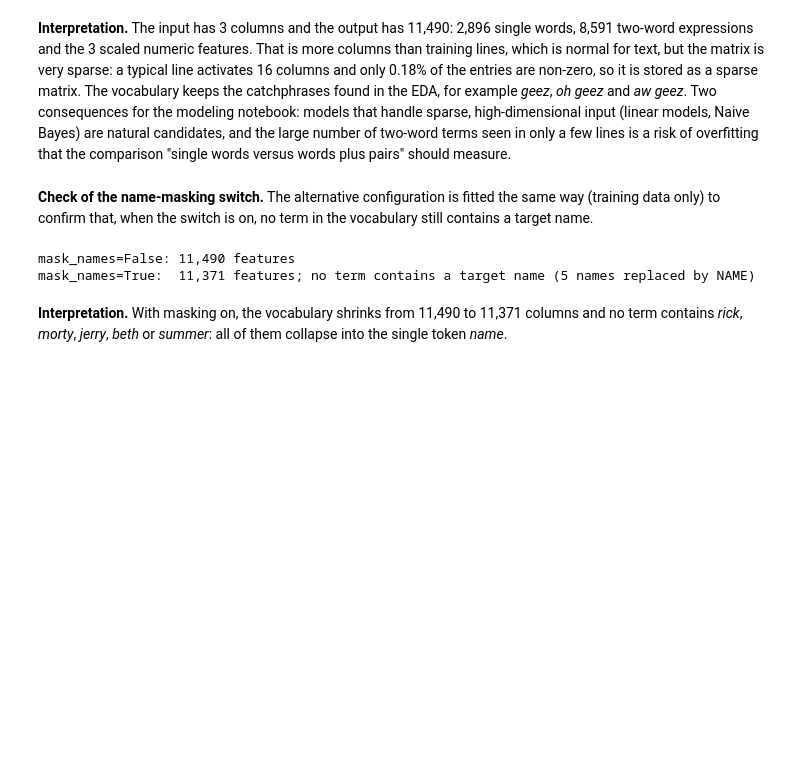
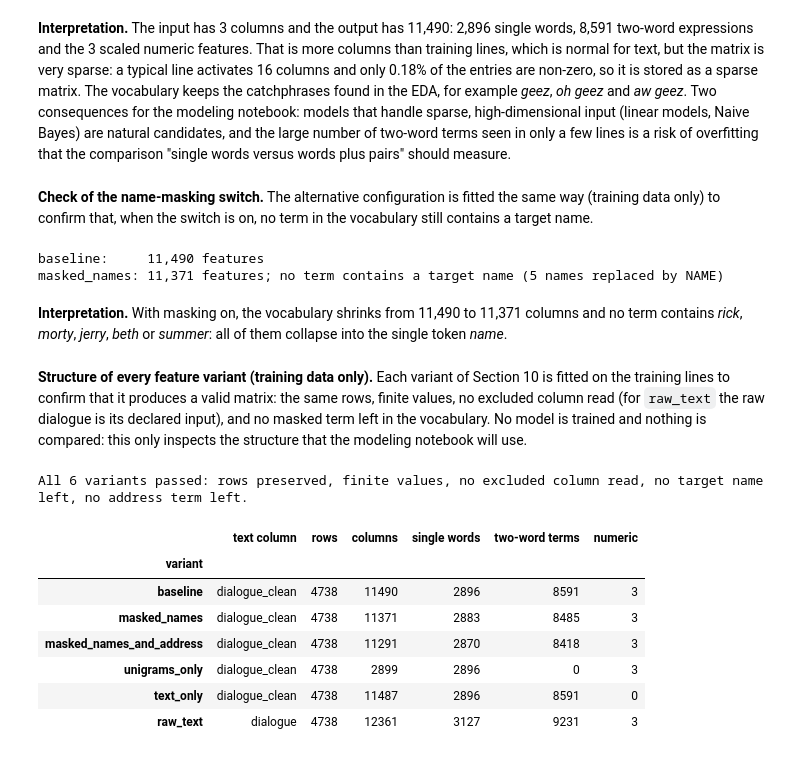
Before and after one commit to errodd/rick_and_morty_speech_speaker_predictor, a Jupyter notebook: notebooks/02_data_preparation.ipynb, the cells around one changed output. Drawn from its saved outputs; the diff is of its cells as text; code cells hidden in the pictures; blank space fills up the shorter version.

```diff
--- a/notebooks/02_data_preparation.ipynb
+++ b/notebooks/02_data_preparation.ipynb
@@ -718,15 +762,21 @@ talks. `CharacterNameMasker` replaces the names of the target characters (and pl
 - **Risk:** names of characters that are not target classes (*Jessica*, *Tommy*) are not masked, and because the
   match ignores capitalization, the rare uses of *summer* as the season are masked too.
 # %%
+# Domain knowledge (EDA 9.5): kinship and affection words that reveal who is being addressed.
+ADDRESS_TERMS = ["grandpa", "grandson", "dad", "daddy", "mom", "mommy", "sweetie", "honey", "son", "sis", "kids"]
+
+
 class CharacterNameMasker(BaseEstimator, TransformerMixin):
-    """Optionally replace the names of the target characters with NAME inside dialogue_clean.
+    """Optionally replace target-character names (and address terms) with NAME inside dialogue_clean.
 
     The names are learned in fit() from the training labels only, so inside cross-validation each
-    fold learns its own list. With mask_names=False the transformer leaves the text unchanged.
+    fold learns its own list. The address terms are a fixed list and need no labels. With both
+    switches off the transformer leaves the text unchanged.
     """
 
-    def __init__(self, mask_names=False, placeholder="NAME"):
+    def __init__(self, mask_names=False, mask_address_terms=False, placeholder="NAME"):
         self.mask_names = mask_names
+        self.mask_address_terms = mask_address_terms
         self.placeholder = placeholder
 
     def fit(self, X, y=None):
@@ -737,12 +787,15 @@ class CharacterNameMasker(BaseEstimator, TransformerMixin):
         self.pattern_ = (
             re.compile(r"\b(?:" + "|".join(map(re.escape, names)) + r")s?\b", flags=re.IGNORECASE) if names else None
         )
+        self.address_pattern_ = re.compile(r"\b(?:" + "|".join(map(re.escape, ADDRESS_TERMS)) + r")\b", flags=re.IGNORECASE)
         return self
 
     def transform(self, X):
         result = X.copy()
         if self.mask_names and self.pattern_ is not None:
             result["dialogue_clean"] = result["dialogue_clean"].str.replace(self.pattern_, self.placeholder, regex=True)
+        if self.mask_address_terms:
+            result["dialogue_clean"] = result["dialogue_clean"].str.replace(self.address_pattern_, self.placeholder, regex=True)
         return result
 
 
@@ -973,19 +1069,71 @@ measure.
 **Check of the name-masking switch.** The alternative configuration is fitted the same way (training data only) to
 confirm that, when the switch is on, no term in the vocabulary still contains a target name.
 # %%
-masked_pipeline = clone(preparation_pipeline).set_params(name_masking__mask_names=True)
+masked_pipeline = build_preparation_pipeline("masked_names")
 X_train_masked = masked_pipeline.fit_transform(X_train, y_train)
 masked_vocab = masked_pipeline.named_steps["preprocessor"].get_feature_names_out()
 name_tokens = {n.lower() for n in TOP_SPEAKERS}
 leftover = [n for n in masked_vocab if n.startswith("text__") and set(n.removeprefix("text__").split()) & name_tokens]
 if leftover:
     raise AssertionError(f"Name masking left target names in the vocabulary: {leftover[:10]}")
-print(f"mask_names=False: {X_train_prepared.shape[1]:,} features")
-print(f"mask_names=True:  {X_train_masked.shape[1]:,} features; no term contains a target name "
+print(f"baseline:     {X_train_prepared.shape[1]:,} features")
+print(f"masked_names: {X_train_masked.shape[1]:,} features; no term contains a target name "
       f"({len(TOP_SPEAKERS)} names replaced by NAME)")
 # %% [output]
-mask_names=False: 11,490 features
-mask_names=True:  11,371 features; no term contains a target name (5 names replaced by NAME)
+baseline:     11,490 features
+masked_names: 11,371 features; no term contains a target name (5 names replaced by NAME)
 # %% [markdown]
 **Interpretation.** With masking on, the vocabulary shrinks from 11,490 to 11,371 columns and no term contains
 *rick*, *morty*, *jerry*, *beth* or *summer*: all of them collapse into the single token *name*.
+# %% [markdown]
+**Structure of every feature variant (training data only).** Each variant of Section 10 is fitted on the training
+lines to confirm that it produces a valid matrix: the same rows, finite values, no excluded column read (for
+`raw_text` the raw dialogue is its declared input), and no masked term left in the vocabulary. No model is trained
+and nothing is compared: this only inspects the structure that the modeling notebook will use.
+# %%
+address_tokens = {term.lower() for term in ADDRESS_TERMS}
+variant_rows = []
+for variant_name, variant in FEATURE_VARIANTS.items():
+    variant_pipeline = build_preparation_pipeline(variant_name)
+    matrix = variant_pipeline.fit_transform(X_train, y_train)
+    fitted = variant_pipeline.named_steps["preprocessor"]
+    names = fitted.get_feature_names_out()
+    terms = [name.removeprefix("text__").split() for name in names if name.startswith("text__")]
+    columns_used = {
+        column
+        for block, _, columns in fitted.transformers_
+        if block != "remainder"
+        for column in ([columns] if isinstance(columns, str) else columns)
+    }
+    variant_checks = {
+        "rows preserved": matrix.shape[0] == len(X_train),
+        "finite values": bool(np.isfinite(matrix.data).all()),
+        "no excluded column read": not (columns_used & (set(EXCLUDED_COLUMNS) - {variant["text_column"]})),
+        "no target name left": not variant["mask_names"] or not any(set(t) & name_tokens for t in terms),
+        "no address term left": not variant["mask_address_terms"] or not any(set(t) & address_tokens for t in terms),
+    }
+    failed = [check for check, passed in variant_checks.items() if not passed]
+    if failed:
+        raise AssertionError(f"Variant {variant_name} failed: {failed}")
+    variant_rows.append({
+        "variant": variant_name,
+        "text column": variant["text_column"],
+        "rows": matrix.shape[0],
+        "columns": matrix.shape[1],
+        "single words": sum(len(t) == 1 for t in terms),
+        "two-word terms": sum(len(t) == 2 for t in terms),
+        "numeric": sum(name.startswith("numeric__") for name in names),
+    })
+
+print(f"All {len(FEATURE_VARIANTS)} variants passed: {', '.join(variant_checks)}.")
+pd.DataFrame(variant_rows).set_index("variant")
+# %% [output]
+All 6 variants passed: rows preserved, finite values, no excluded column read, no target name left, no address term left.
+|  | text column | rows | columns | single words | two-word terms | numeric |
+| variant |  |  |  |  |  |  |
+| baseline | dialogue_clean | 4738 | 11490 | 2896 | 8591 | 3 |
+| masked_names | dialogue_clean | 4738 | 11371 | 2883 | 8485 | 3 |
+| masked_names_and_address | dialogue_clean | 4738 | 11291 | 2870 | 8418 | 3 |
+| unigrams_only | dialogue_clean | 4738 | 2899 | 2896 | 0 | 3 |
+| text_only | dialogue_clean | 4738 | 11487 | 2896 | 8591 | 0 |
+| raw_text | dialogue | 4738 | 12361 | 3127 | 9231 | 3 |
```
Also changed, not shown: parts of 19 cells of this notebook, 2 other files.
